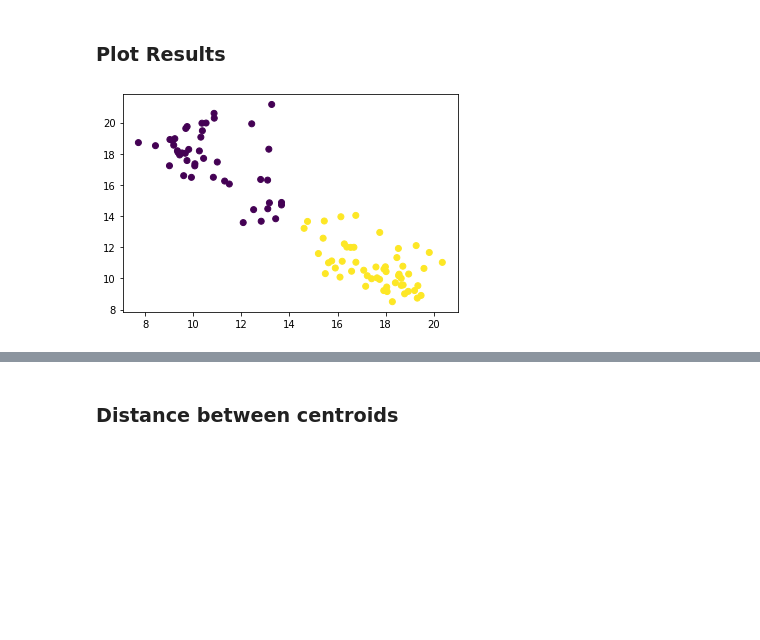
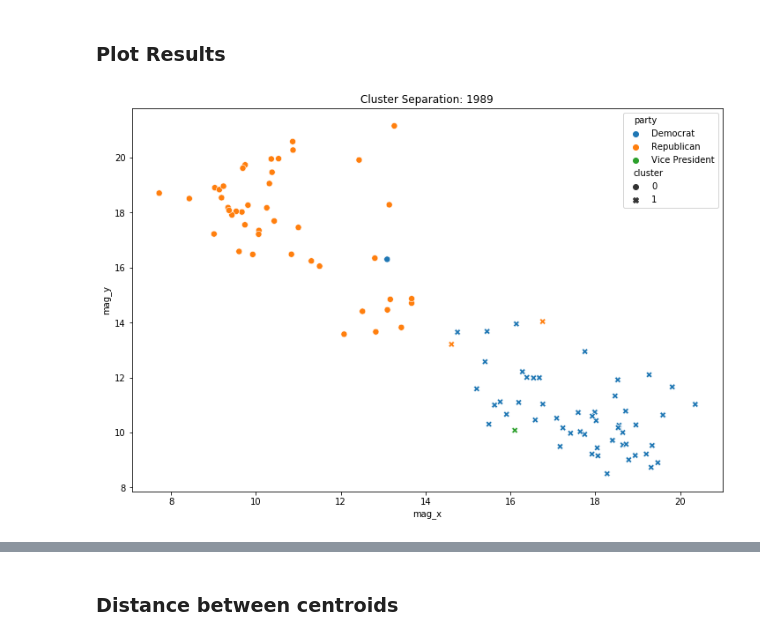
Before and after one commit to nastory/senate_votes, a Jupyter notebook: Analysis of U.S. Senate Polarization.ipynb, the cells around one changed output, grey strips where cells are left out. Saved outputs shown, nothing was run; the diff lists cells and outputs as text; code cells hidden in the pictures; blank space fills up the shorter version.

Commit message:
Change project file name. Update plots.

```diff
--- a/Senate Votes EDA.ipynb
+++ b/Analysis of U.S. Senate Polarization.ipynb
@@ -213,12 +219,14 @@ df_20['mag_x'] = magnitude_20[:, 0]
 df_20['mag_y'] = magnitude_20[:, 1]
 # %% [markdown]
 ### Plot Results
-# %%
-def plot_clusters(df):
-    plt.scatter(x=df['mag_x'], y=df['mag_y'], c=df['cluster'])
-    plt.plot()
+# %%
+def plot_clusters(df, year):
+    plt.figure(figsize=(12,8))
+    plt.title('Cluster Separation: {}'.format(year))
+    sns.scatterplot(data=df.reset_index(drop=False), x='mag_x', y='mag_y', hue='party', style='cluster', s=50)
+    plt.plot()
 # %%
-plot_clusters(df_89)
+plot_clusters(df_89, 1989)
 # %% [output]
-[figure, old version]
+[figure, new version]
 # %%
```
Also changed, not shown: parts of 12 cells of this notebook.
